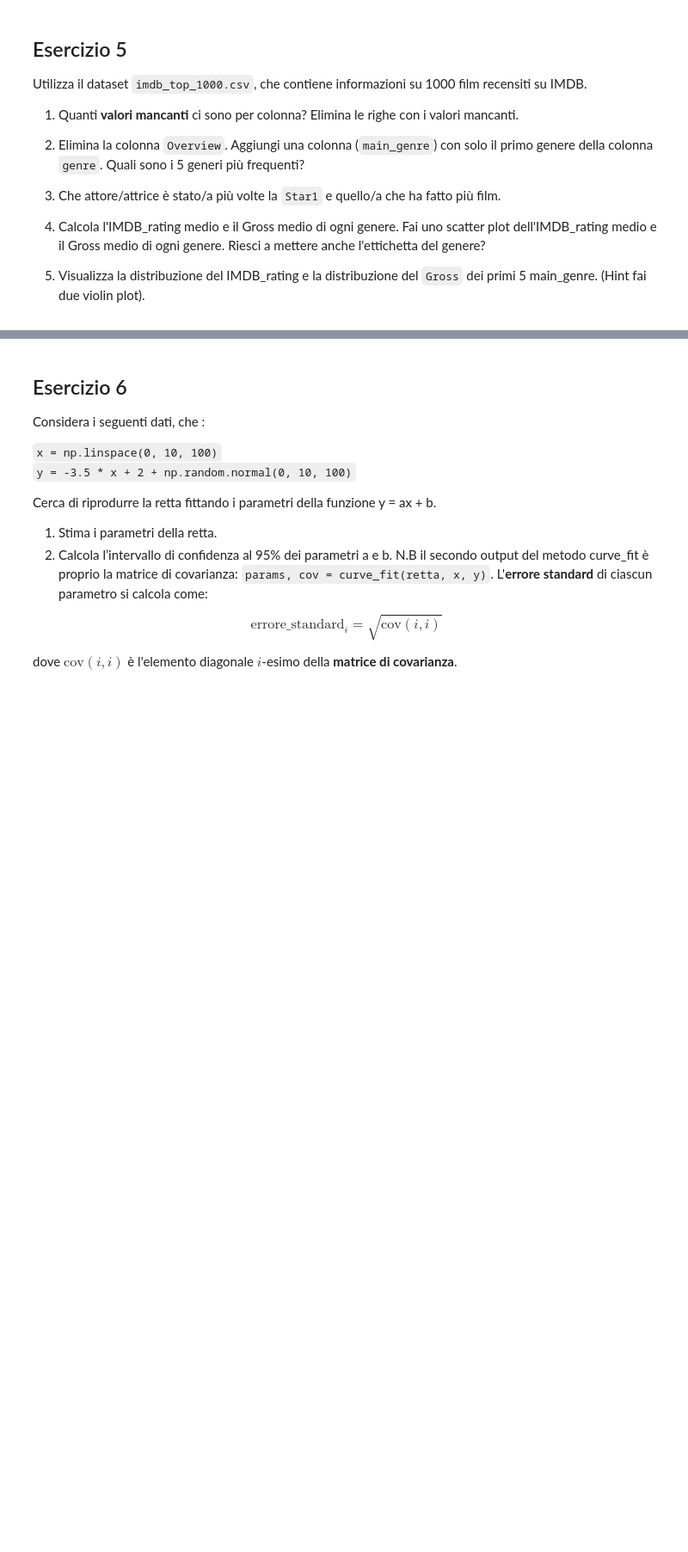
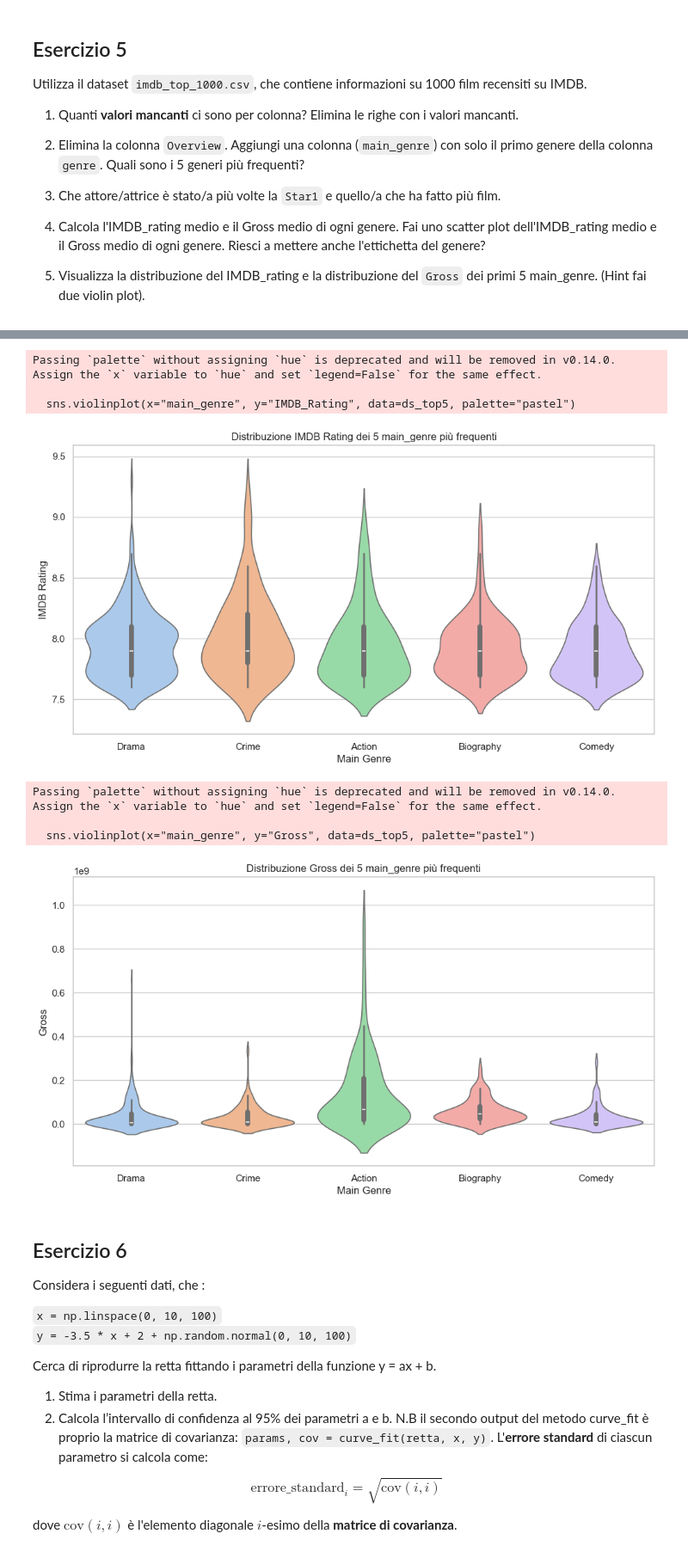
Before and after one commit to lisacontardo/Lab_2, a Jupyter notebook: esame22_Luglio (1).ipynb, the cells around one changed output, grey strips where cells are left out. Shown at 86% size. Cells and saved outputs as stored; diff of their text form; code cells hidden in the pictures; blank space fills up the shorter version.

```diff
--- a/esame22_Luglio (1).ipynb
+++ b/esame22_Luglio (1).ipynb
@@ -193,3 +456,35 @@ Utilizza il dataset `imdb_top_1000.csv`, che contiene informazioni su 1000 film
+# %%
+#5
+top5_generi = ds['main_genre'].value_counts().head(5)
+
+#filtro il dataframe creando un secondo con i soli dati dei 5 generi che ci interessano
+ds_top5 = ds[ ds['main_genre'].isin(top5_generi.index)] #condizione booleana che filtra il dataframe
+
+sns.set(style="whitegrid")  # stile del grafico
+# IMDB Rating
+plt.figure(figsize=(12,6))
+sns.violinplot(x="main_genre", y="IMDB_Rating", data=ds_top5, palette="pastel")
+plt.title("Distribuzione IMDB Rating dei 5 main_genre più frequenti")
+plt.xlabel("Main Genre")
+plt.ylabel("IMDB Rating")
+plt.show()
+
+# Gross
+plt.figure(figsize=(12,6))
+sns.violinplot(x="main_genre", y="Gross", data=ds_top5, palette="pastel")
+plt.title("Distribuzione Gross dei 5 main_genre più frequenti")
+plt.xlabel("Main Genre")
+plt.ylabel("Gross")
+plt.show()
+# %% [output]
+Passing `palette` without assigning `hue` is deprecated and will be removed in v0.14.0. Assign the `x` variable to `hue` and set `legend=False` for the same effect.
+
+  sns.violinplot(x="main_genre", y="IMDB_Rating", data=ds_top5, palette="pastel")
+[figure, added]
+Passing `palette` without assigning `hue` is deprecated and will be removed in v0.14.0. Assign the `x` variable to `hue` and set `legend=False` for the same effect.
+
+  sns.violinplot(x="main_genre", y="Gross", data=ds_top5, palette="pastel")
+[figure, added]
 # %% [markdown]
 ## Esercizio 6
 
```
Also changed, not shown: parts of 18 cells of this notebook.
